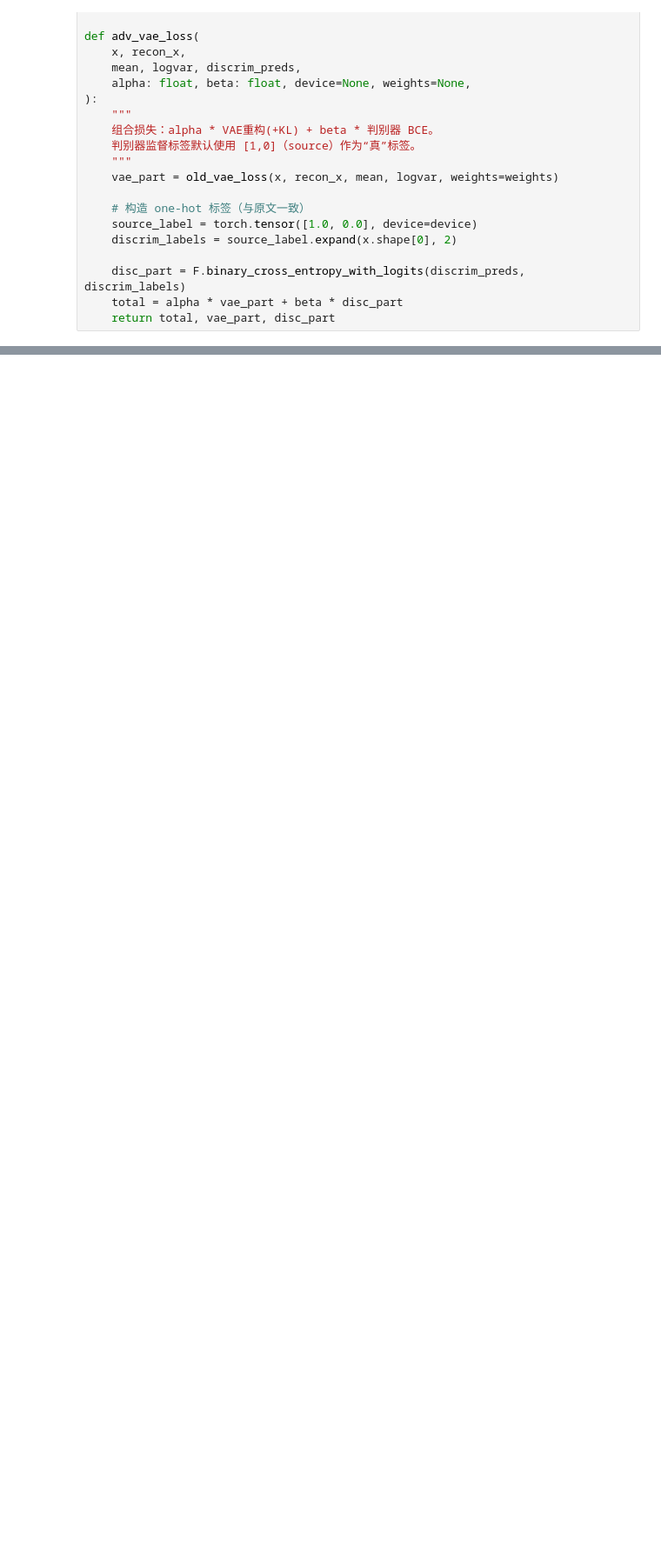
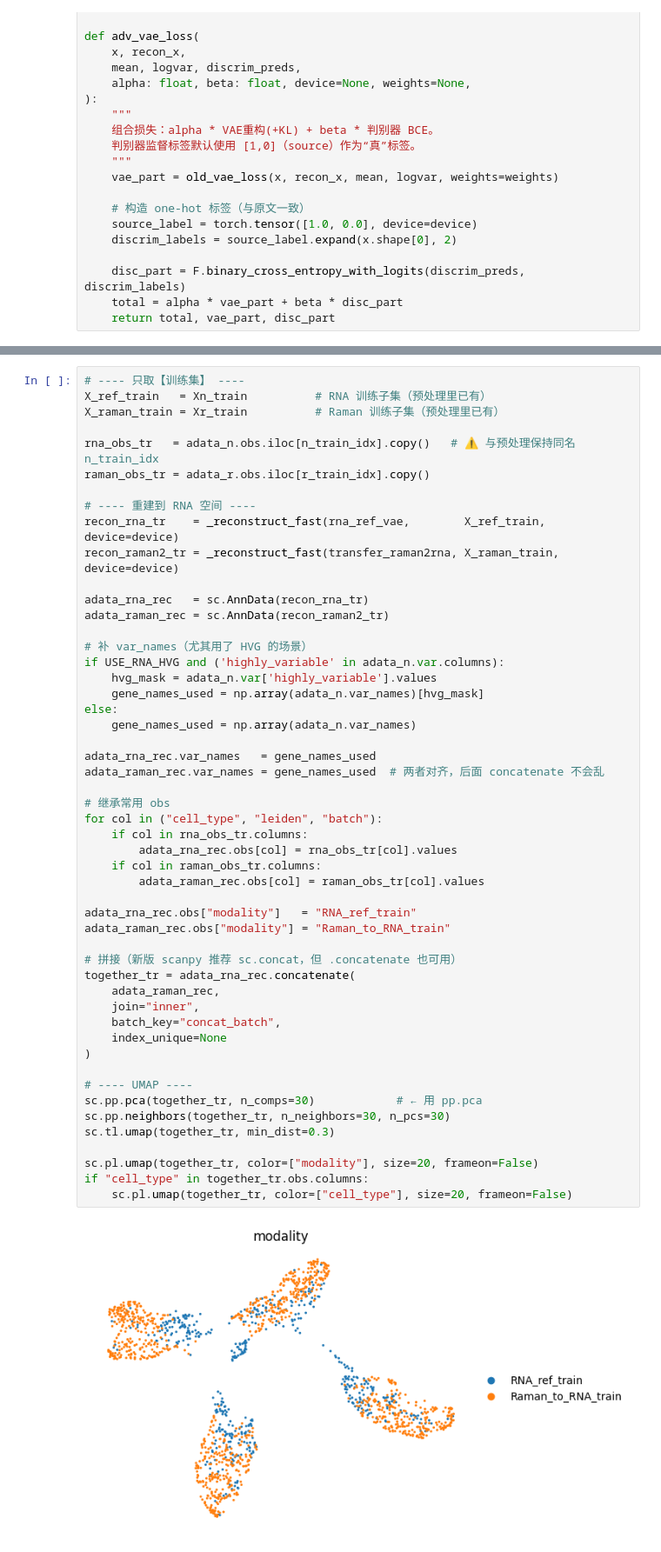
Before and after one commit to Bio-MingChen/DL_practice_by_Colab, a Jupyter notebook: Raman2single_cell_refinement.ipynb, the cells around one changed output, grey strips where cells are left out. Shown: that part at 87% size. Drawn from its saved outputs; the diff is of its cells as text; blank space fills up the shorter version.

```diff
--- a/Raman2single_cell_refinement.ipynb
+++ b/Raman2single_cell_refinement.ipynb
@@ -1142,0 +1370,53 @@ with torch.no_grad():
+# %%
+# ---- 只取【训练集】 ----
+X_ref_train   = Xn_train          # RNA 训练子集（预处理里已有）
+X_raman_train = Xr_train          # Raman 训练子集（预处理里已有）
+
+rna_obs_tr   = adata_n.obs.iloc[n_train_idx].copy()   # ⚠ 与预处理保持同名 n_train_idx
+raman_obs_tr = adata_r.obs.iloc[r_train_idx].copy()
+
+# ---- 重建到 RNA 空间 ----
+recon_rna_tr    = _reconstruct_fast(rna_ref_vae,        X_ref_train,   device=device)
+recon_raman2_tr = _reconstruct_fast(transfer_raman2rna, X_raman_train, device=device)
+
+adata_rna_rec   = sc.AnnData(recon_rna_tr)
+adata_raman_rec = sc.AnnData(recon_raman2_tr)
+
+# 补 var_names（尤其用了 HVG 的场景）
+if USE_RNA_HVG and ('highly_variable' in adata_n.var.columns):
+    hvg_mask = adata_n.var['highly_variable'].values
+    gene_names_used = np.array(adata_n.var_names)[hvg_mask]
+else:
+    gene_names_used = np.array(adata_n.var_names)
+
+adata_rna_rec.var_names   = gene_names_used
+adata_raman_rec.var_names = gene_names_used  # 两者对齐，后面 concatenate 不会乱
+
+# 继承常用 obs
+for col in ("cell_type", "leiden", "batch"):
+    if col in rna_obs_tr.columns:
+        adata_rna_rec.obs[col] = rna_obs_tr[col].values
+    if col in raman_obs_tr.columns:
+        adata_raman_rec.obs[col] = raman_obs_tr[col].values
+
+adata_rna_rec.obs["modality"]   = "RNA_ref_train"
+adata_raman_rec.obs["modality"] = "Raman_to_RNA_train"
+
+# 拼接（新版 scanpy 推荐 sc.concat，但 .concatenate 也可用）
+together_tr = adata_rna_rec.concatenate(
+    adata_raman_rec,
+    join="inner",
+    batch_key="concat_batch",
+    index_unique=None
+)
+
+# ---- UMAP ----
+sc.pp.pca(together_tr, n_comps=30)            # ← 用 pp.pca
+sc.pp.neighbors(together_tr, n_neighbors=30, n_pcs=30)
+sc.tl.umap(together_tr, min_dist=0.3)
+
+sc.pl.umap(together_tr, color=["modality"], size=20, frameon=False)
+if "cell_type" in together_tr.obs.columns:
+    sc.pl.umap(together_tr, color=["cell_type"], size=20, frameon=False)
+# %% [output]
+[figure, added]
```
Also changed, not shown: parts of 26 cells of this notebook.
